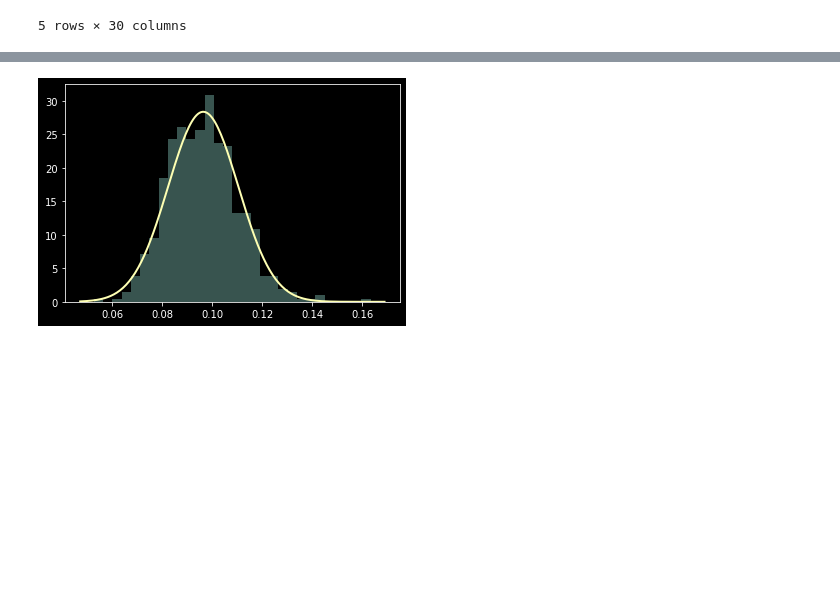
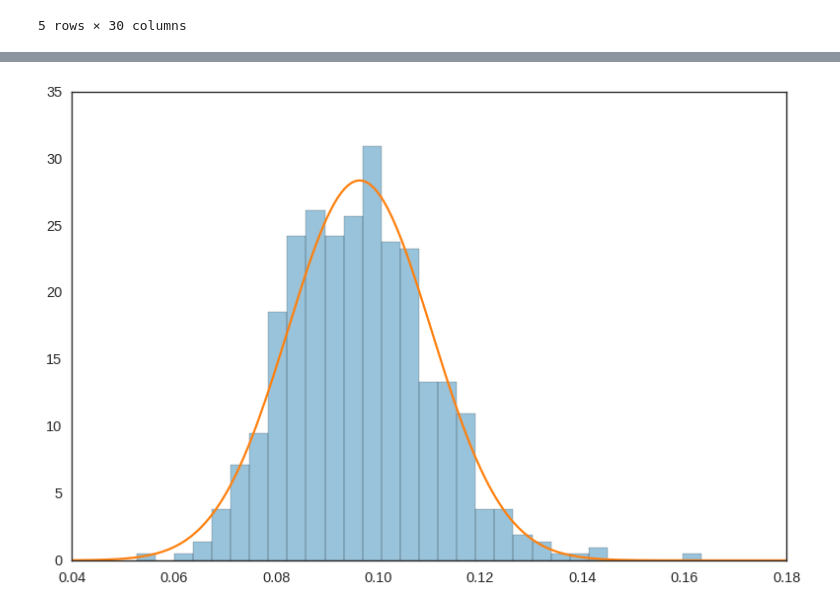
Before and after one commit to mtanviruzzaman/statquest-statistics, a Jupyter notebook: statistics.ipynb, the cells around one changed output, grey strips where cells are left out. Drawn from its saved outputs; the diff is of its cells as text; code cells hidden in the pictures; blank space fills up the shorter version.

```diff
--- a/statistics.ipynb
+++ b/statistics.ipynb
@@ -9,10 +1,9 @@ Requirement already satisfied: joblib>=0.11 in /home/tanvir/.local/lib/python3.8
 # %%
 import matplotlib.pyplot as plt
-plt.style.use("dark_background")
+from scipy.stats import norm
+import numpy as np
 
-from scipy.stats import norm
-
-import numpy as np
+plt.style.use("tableau-colorblind10")
 # %%
 from sklearn.datasets import load_breast_cancer
 data = load_breast_cancer()
@@ -39,13 +32,15 @@ plt.show()
 # %%
+# probability distribution: https://www.youtube.com/watch?v=oI3hZJqXJuc&list=PLblh5JKOoLUK0FLuzwntyYI10UQFUhsY9&index=2
+
 x = df["mean smoothness"]
-mu, sigma = norm.fit(x)
+μ, σ = norm.fit(x)
 # density=True, makes the area under = 1, like probability
 plt.hist(x, bins=30, density=True, alpha=0.4)
 
 xmin, xmax = plt.xlim()
 xs = np.linspace(xmin, xmax, 200)
-plt.plot(xs, norm.pdf(xs, mu, sigma), linewidth=2)
+plt.plot(xs, norm.pdf(xs, μ, σ), linewidth=2)
 
 plt.show()
 # %% [output]
-[figure, old version]
+[figure, new version]
```
Also changed, not shown: parts of 5 cells of this notebook.
